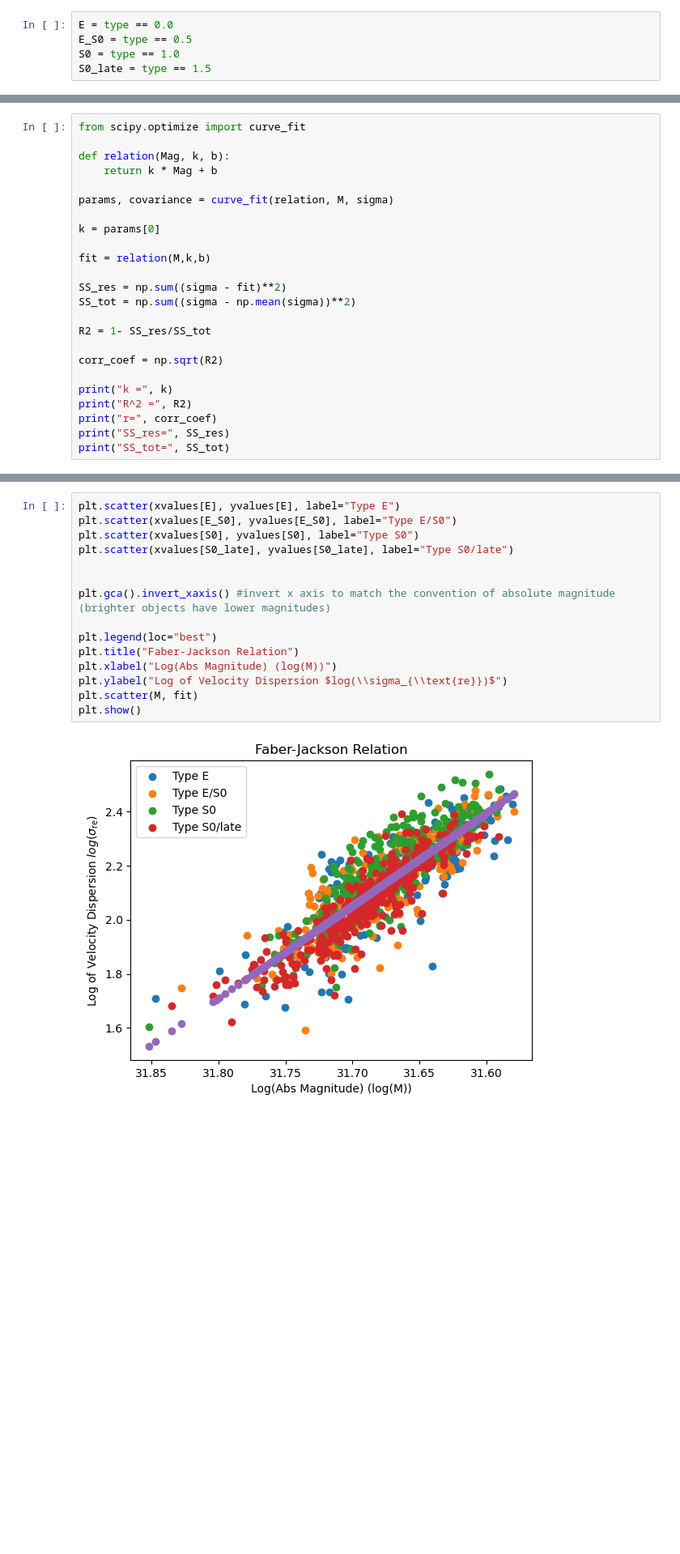
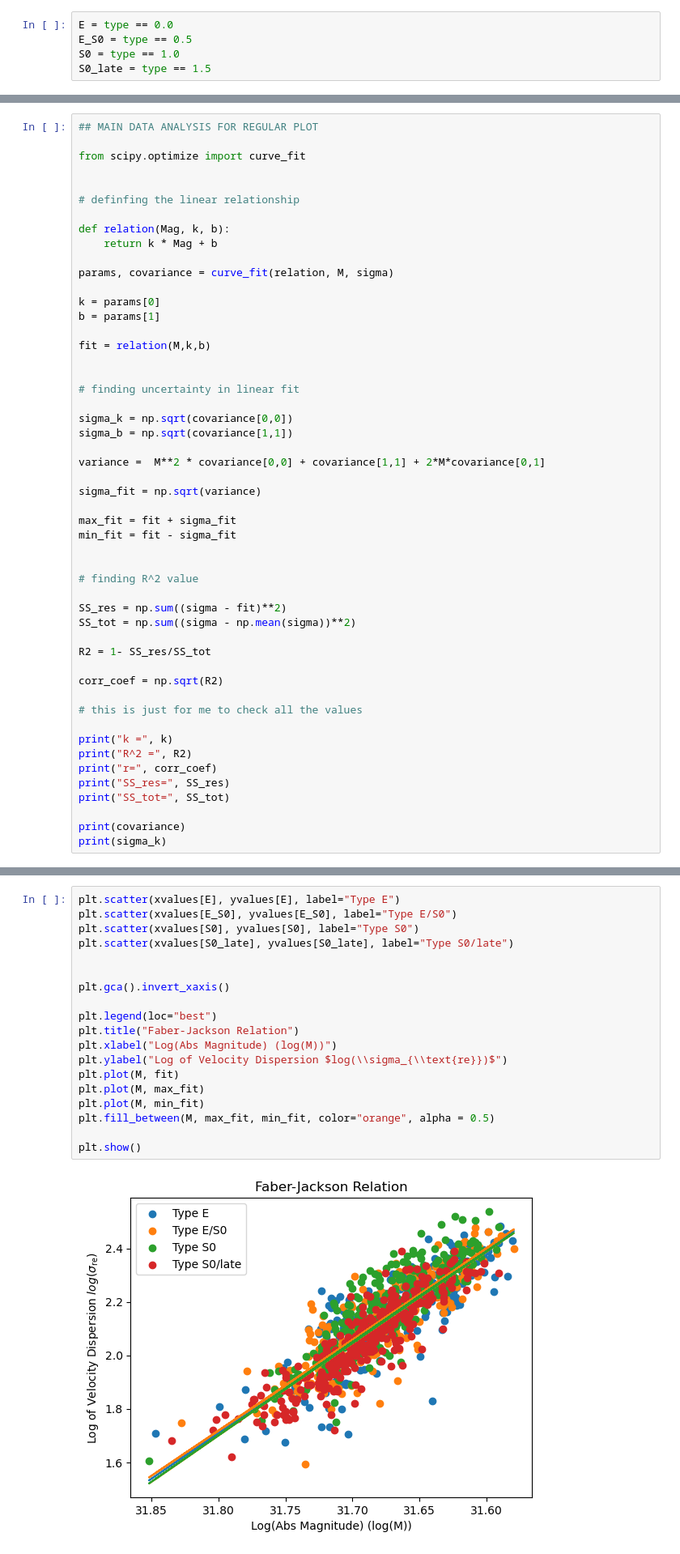
Before and after one commit to lina-pp/PHYS3116_Group3, a Jupyter notebook: Faber-Jackson.ipynb, the cells around one changed output, grey strips where cells are left out. Shown at 81% size. Drawn from its saved outputs; the diff is of its cells as text; blank space fills up the shorter version.

```diff
--- a/Faber-Jackson.ipynb
+++ b/Faber-Jackson.ipynb
@@ -49,7 +49,12 @@ plt.show()
 # %% [output]
 [figure]
 # %%
+## MAIN DATA ANALYSIS FOR REGULAR PLOT
+
 from scipy.optimize import curve_fit
+
+
+# definfing the linear relationship
 
 def relation(Mag, k, b):
     return k * Mag + b
@@ -57,8 +62,25 @@ def relation(Mag, k, b):
 params, covariance = curve_fit(relation, M, sigma)
 
 k = params[0]
+b = params[1]
 
 fit = relation(M,k,b)
+
+
+# finding uncertainty in linear fit
+
+sigma_k = np.sqrt(covariance[0,0])
+sigma_b = np.sqrt(covariance[1,1])
+
+variance =  M**2 * covariance[0,0] + covariance[1,1] + 2*M*covariance[0,1]
+
+sigma_fit = np.sqrt(variance)
+
+max_fit = fit + sigma_fit
+min_fit = fit - sigma_fit
+
+
+# finding R^2 value
 
 SS_res = np.sum((sigma - fit)**2)
 SS_tot = np.sum((sigma - np.mean(sigma))**2)
@@ -67,10 +89,15 @@ R2 = 1- SS_res/SS_tot
 
 corr_coef = np.sqrt(R2)
 
+# this is just for me to check all the values
+
 print("k =", k)
 print("R^2 =", R2)
 print("r=", corr_coef)
 print("SS_res=", SS_res)
 print("SS_tot=", SS_tot)
+
+print(covariance)
+print(sigma_k)
 # %% [output]
 k = -3.421215884011373
@@ -81,20 +111,24 @@ SS_tot= 30.969157134136488
 # %%
 plt.scatter(xvalues[E], yvalues[E], label="Type E")
 plt.scatter(xvalues[E_S0], yvalues[E_S0], label="Type E/S0")
 plt.scatter(xvalues[S0], yvalues[S0], label="Type S0")
 plt.scatter(xvalues[S0_late], yvalues[S0_late], label="Type S0/late")
 
 
-plt.gca().invert_xaxis() #invert x axis to match the convention of absolute magnitude (brighter objects have lower magnitudes)
+plt.gca().invert_xaxis()
 
 plt.legend(loc="best")
 plt.title("Faber-Jackson Relation")
 plt.xlabel("Log(Abs Magnitude) (log(M))")
 plt.ylabel("Log of Velocity Dispersion $log(\\sigma_{\\text{re}})$")
-plt.scatter(M, fit)
+plt.plot(M, fit)
+plt.plot(M, max_fit)
+plt.plot(M, min_fit)
+plt.fill_between(M, max_fit, min_fit, color="orange", alpha = 0.5)
+
 plt.show()
 # %% [output]
-[figure, old version]
+[figure, new version]
 # %%
 # finding the residuals at each point -> I think we can put this under the curve to show how each point varies
 
```
Also changed, not shown: parts of 2 cells of this notebook.
